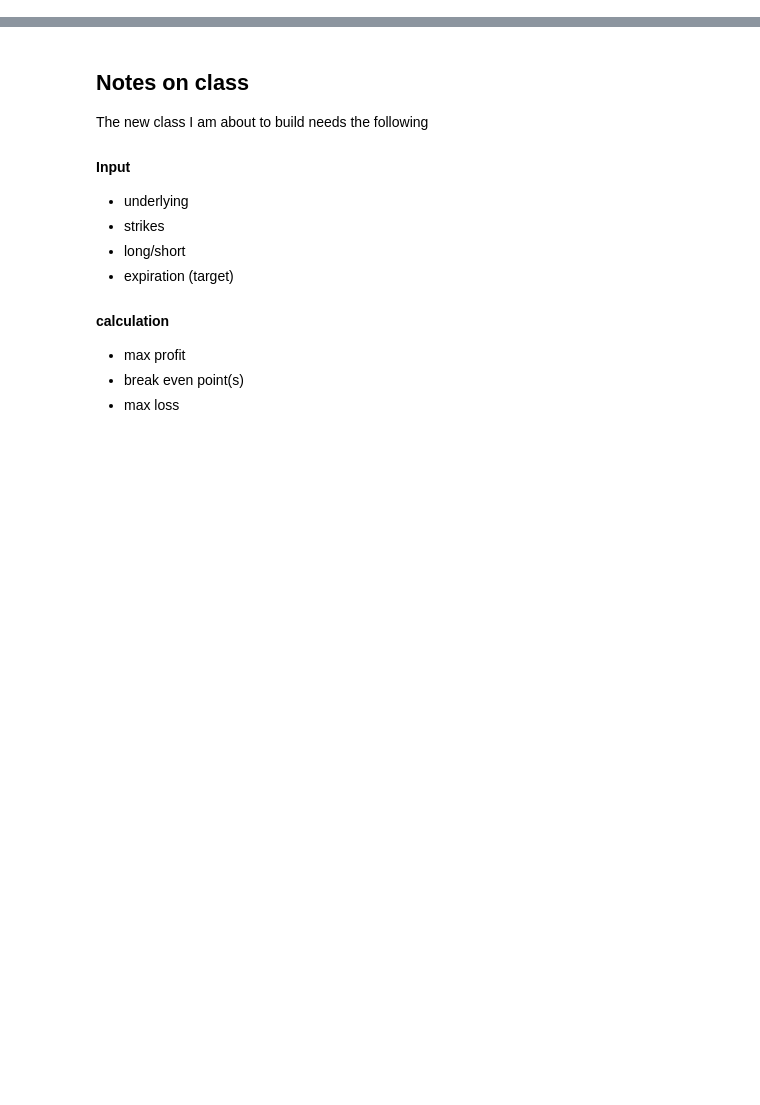
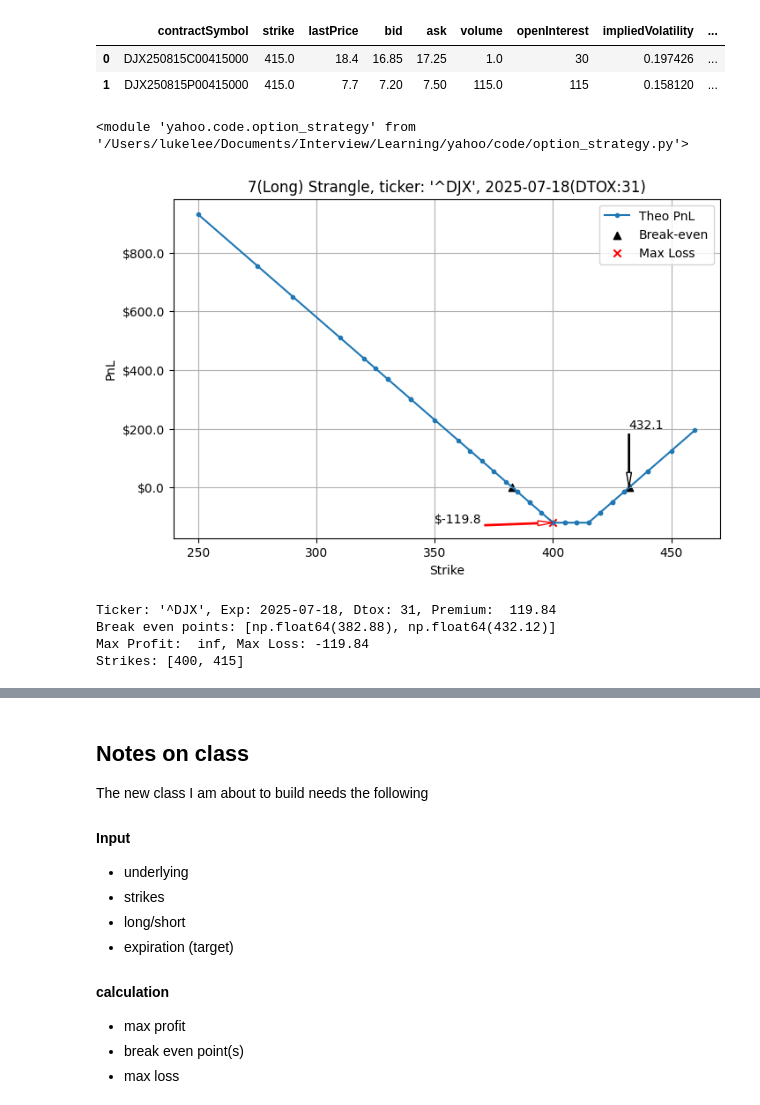
Before and after one commit to always-keep-trying/options_trading, a Jupyter notebook: code/build_option_strategy.ipynb, the cells around one changed output, grey strips where cells are left out. Saved outputs shown, nothing was run; the diff lists cells and outputs as text; code cells hidden in the pictures; blank space fills up the shorter version.

Commit message:
added new class for Strangle and refactored the existing classes

```diff
--- a/code/build_option_strategy.ipynb
+++ b/code/build_option_strategy.ipynb
@@ -50,0 +47,28 @@ Straddle(ticker='^DJX', trade_date='2025-06-17', quantity=1, target_dtox=30)
+# %%
+test.positions
+# %% [output]
+|  | contractSymbol | strike | lastPrice | bid | ask | volume | openInterest | impliedVolatility | ... |
+| 0 | DJX250815C00415000 | 415.0 | 18.4 | 16.85 | 17.25 | 1.0 | 30 | 0.197426 | ... |
+| 1 | DJX250815P00415000 | 415.0 | 7.7 | 7.20 | 7.50 | 115.0 | 115 | 0.158120 | ... |
+# %%
+import importlib
+importlib.reload(OptS)
+# %% [output]
+<module 'yahoo.code.option_strategy' from '/Users/lukelee/Documents/Interview/Learning/yahoo/code/option_strategy.py'>
+# %%
+test2 = OptS.Strangle(ticker='^DJX', trade_date='2025-06-17', quantity=7, target_dtox=30)
+
+test2.set_strikes(strikes=[400,415])
+test2.select_positions()
+test2.calculate_theo_pnl()
+# %%
+test2.plot_theo_pnl()
+# %% [output]
+[figure, added]
+# %%
+print(test2)
+# %% [output]
+Ticker: '^DJX', Exp: 2025-07-18, Dtox: 31, Premium:  119.84
+Break even points: [np.float64(382.88), np.float64(432.12)]
+Max Profit:  inf, Max Loss: -119.84
+Strikes: [400, 415]
```
Also changed, not shown: parts of 11 cells of this notebook, 1 other file.
